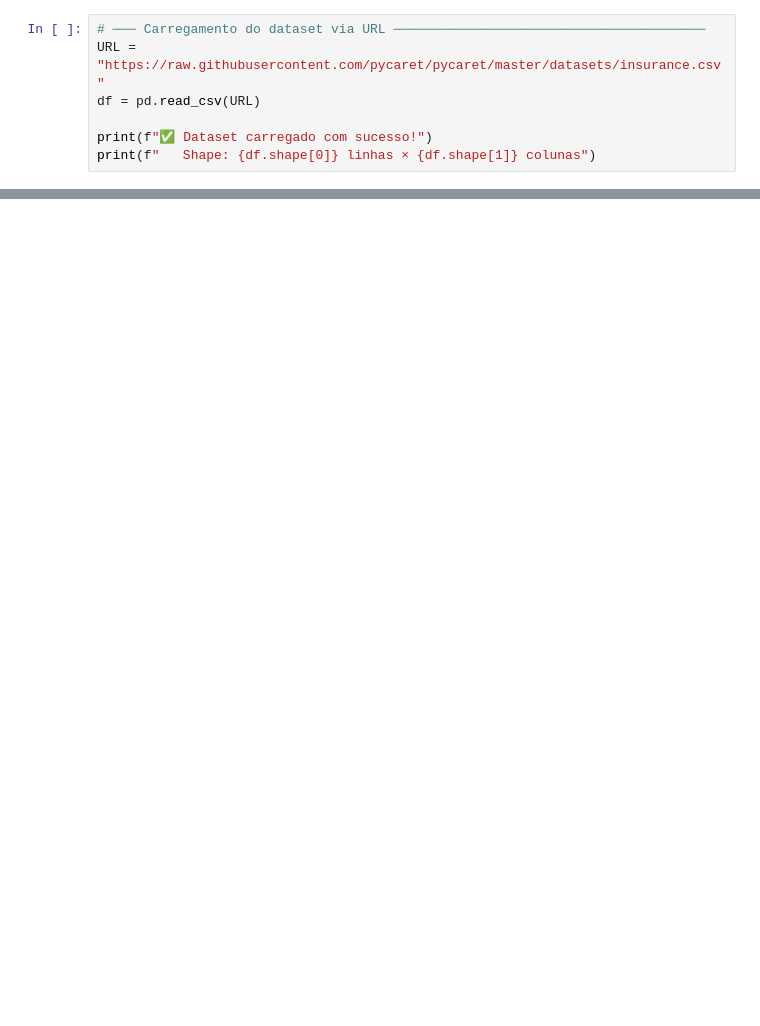
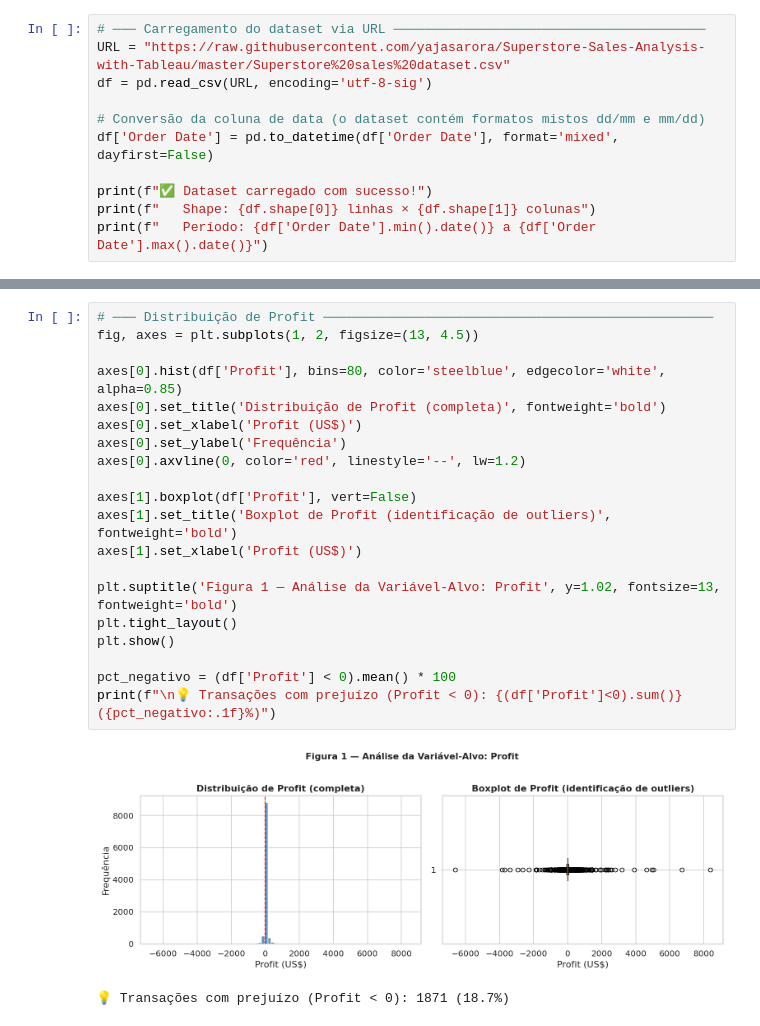
Before and after one commit to mabicanabrava/mvp-dss-seguro-medico, a Jupyter notebook: MVP_DSS_Maria_Gabriela_202043405.ipynb, the cells around one changed output, grey strips where cells are left out. Drawn from its saved outputs; the diff is of its cells as text; blank space fills up the shorter version.

```diff
--- a/MVP_DSS_Maria_Gabriela_202043405.ipynb
+++ b/MVP_DSS_Maria_Gabriela_202043405.ipynb
@@ -145,7 +179,11 @@ O dataset é carregado diretamente via URL pública, garantindo que o notebook p
 # %%
 # ─── Carregamento do dataset via URL ────────────────────────────────────────
-URL = "https://raw.githubusercontent.com/pycaret/pycaret/master/datasets/insurance.csv"
-df = pd.read_csv(URL)
+URL = "https://raw.githubusercontent.com/yajasarora/Superstore-Sales-Analysis-with-Tableau/master/Superstore%20sales%20dataset.csv"
+df = pd.read_csv(URL, encoding='utf-8-sig')
+
+# Conversão da coluna de data (o dataset contém formatos mistos dd/mm e mm/dd)
+df['Order Date'] = pd.to_datetime(df['Order Date'], format='mixed', dayfirst=False)
 
 print(f"✅ Dataset carregado com sucesso!")
 print(f"   Shape: {df.shape[0]} linhas × {df.shape[1]} colunas")
+print(f"   Período: {df['Order Date'].min().date()} a {df['Order Date'].max().date()}")
@@ -714,0 +284,23 @@ Este trabalho desenvolveu um pipeline completo de Machine Learning para prever o
+# %%
+# ─── Distribuição de Profit ──────────────────────────────────────────────────
+fig, axes = plt.subplots(1, 2, figsize=(13, 4.5))
+
+axes[0].hist(df['Profit'], bins=80, color='steelblue', edgecolor='white', alpha=0.85)
+axes[0].set_title('Distribuição de Profit (completa)', fontweight='bold')
+axes[0].set_xlabel('Profit (US$)')
+axes[0].set_ylabel('Frequência')
+axes[0].axvline(0, color='red', linestyle='--', lw=1.2)
+
+axes[1].boxplot(df['Profit'], vert=False)
+axes[1].set_title('Boxplot de Profit (identificação de outliers)', fontweight='bold')
+axes[1].set_xlabel('Profit (US$)')
+
+plt.suptitle('Figura 1 — Análise da Variável-Alvo: Profit', y=1.02, fontsize=13, fontweight='bold')
+plt.tight_layout()
+plt.show()
+
+pct_negativo = (df['Profit'] < 0).mean() * 100
+print(f"\n💡 Transações com prejuízo (Profit < 0): {(df['Profit']<0).sum()} ({pct_negativo:.1f}%)")
+# %% [output]
+[figure, added]
+💡 Transações com prejuízo (Profit < 0): 1871 (18.7%)
```
Also changed, not shown: parts of 99 cells of this notebook.
